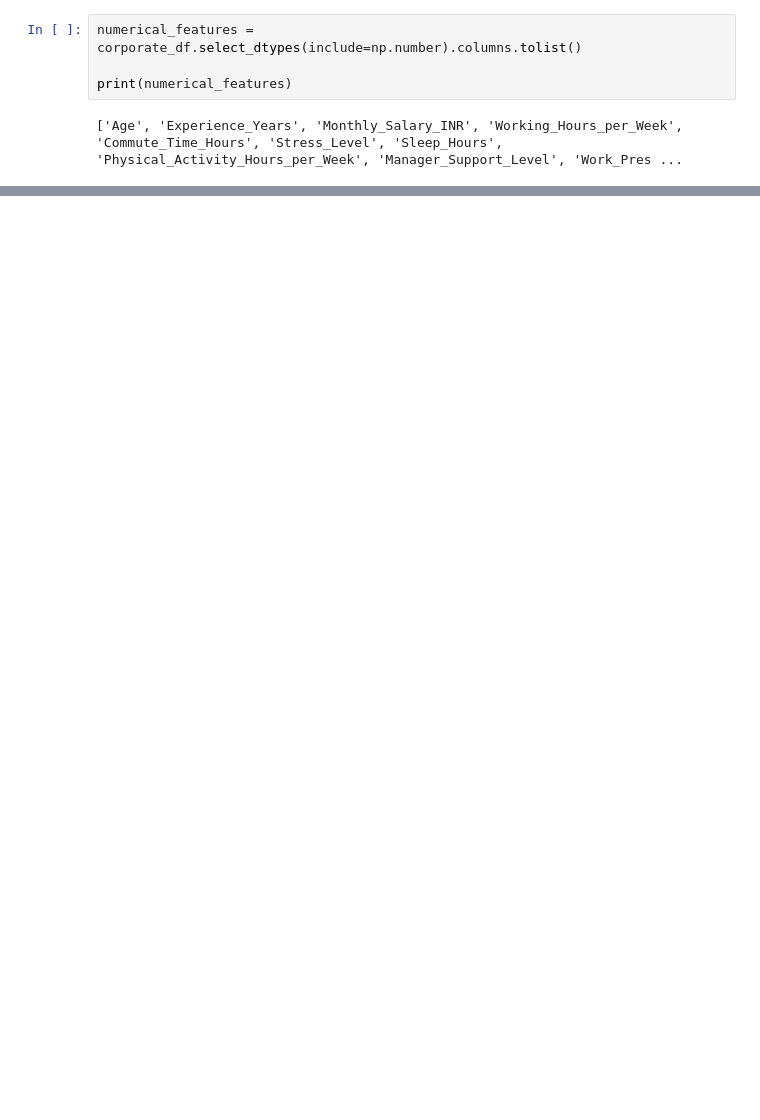
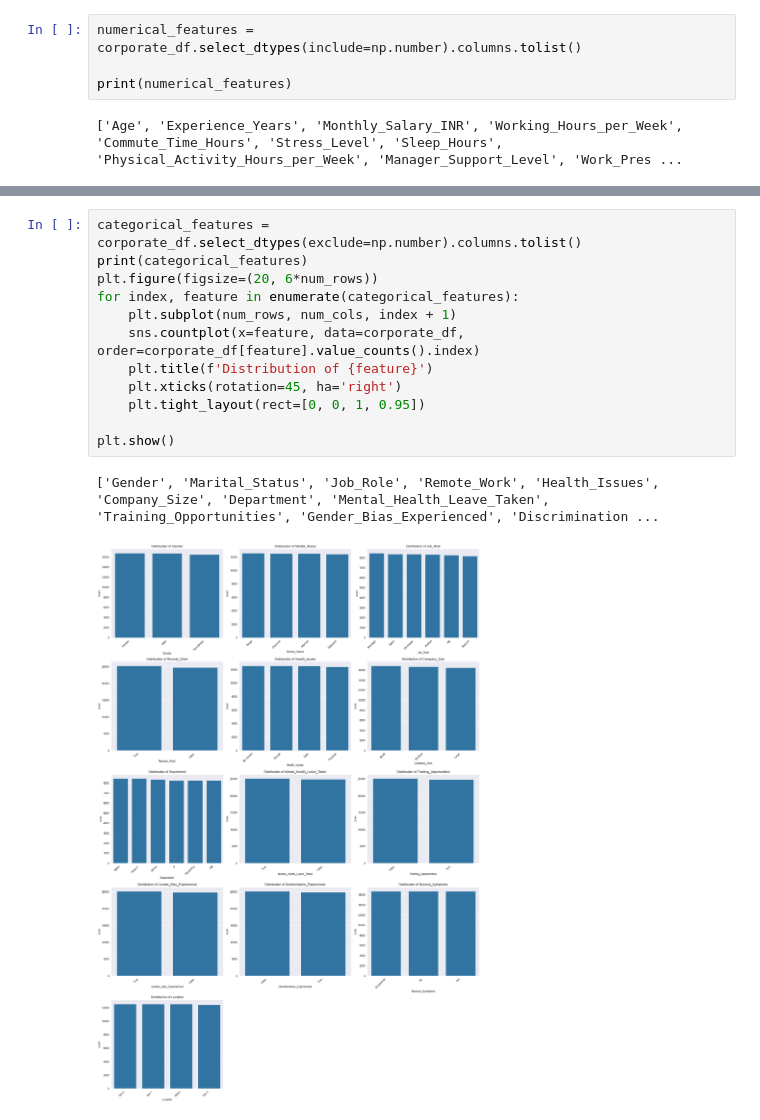
Before and after one commit to Avas77/corporate-stress-prediction, a Jupyter notebook: coporate-stress-data-analysis.ipynb, the cells around one changed output, grey strips where cells are left out. Saved outputs shown, nothing was run; the diff lists cells and outputs as text; blank space fills up the shorter version.

Commit message:
performed exploratory data analysis on the dataset

```diff
--- a/coporate-stress-data-analysis.ipynb
+++ b/coporate-stress-data-analysis.ipynb
@@ -133,0 +163,15 @@ print(numerical_features)
+# %%
+categorical_features = corporate_df.select_dtypes(exclude=np.number).columns.tolist()
+print(categorical_features)
+plt.figure(figsize=(20, 6*num_rows))
+for index, feature in enumerate(categorical_features):
+    plt.subplot(num_rows, num_cols, index + 1)
+    sns.countplot(x=feature, data=corporate_df, order=corporate_df[feature].value_counts().index)
+    plt.title(f'Distribution of {feature}')
+    plt.xticks(rotation=45, ha='right')
+    plt.tight_layout(rect=[0, 0, 1, 0.95])
+
+plt.show()
+# %% [output]
+['Gender', 'Marital_Status', 'Job_Role', 'Remote_Work', 'Health_Issues', 'Company_Size', 'Department', 'Mental_Health_Leave_Taken', 'Training_Opportunities', 'Gender_Bias_Experienced', 'Discrimination ...
+[figure, added]
```
Also changed, not shown: parts of 9 cells of this notebook.
